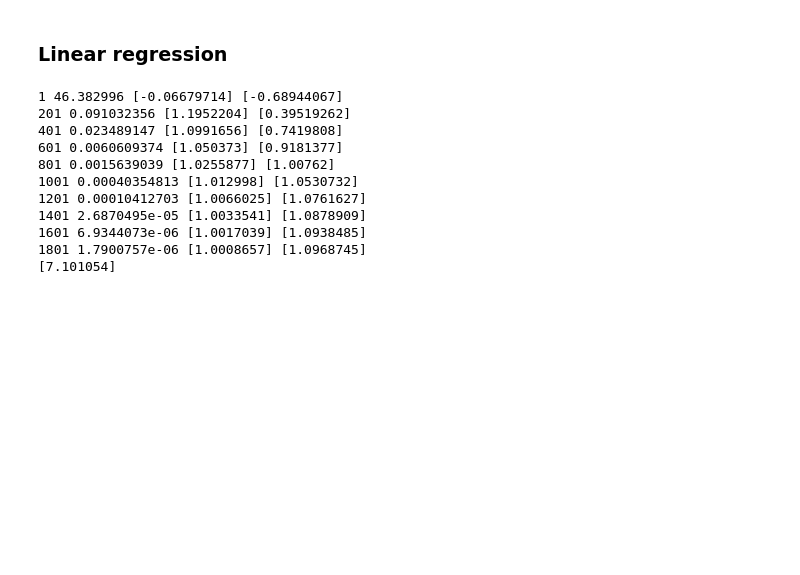
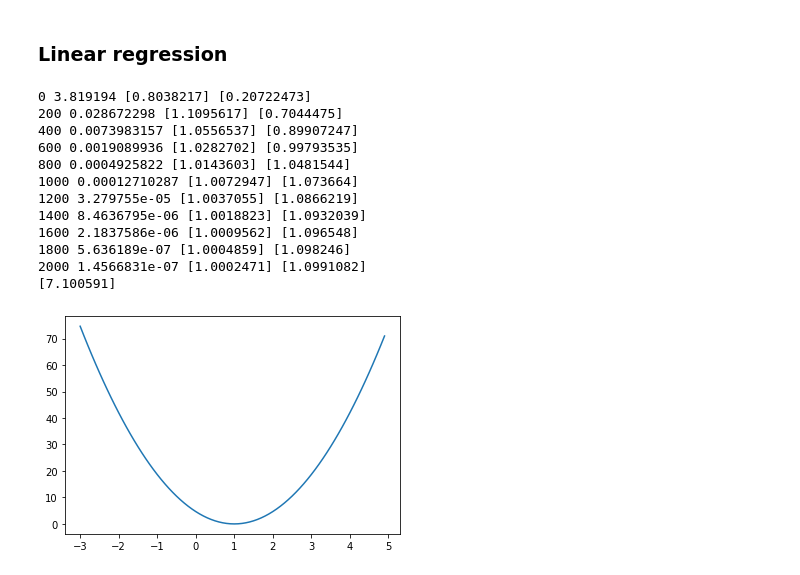
Before and after one commit to wjlee611/fantastic5-study, a Jupyter notebook: woong/machine-learning/ML_Lecture.ipynb, the cells around one changed output. Cells and saved outputs as stored; diff of their text form; code cells hidden in the pictures; blank space fills up the shorter version.

```diff
--- a/woong/machine-learning/ML_Lecture.ipynb
+++ b/woong/machine-learning/ML_Lecture.ipynb
@@ -112,20 +120,49 @@ sess.run(tf.global_variables_initializer())
 # fit the line
 for step in range(2001):
     cost_val, w_val, b_val, _ = sess.run([cost, w, b, train], feed_dict={x: [1, 2, 3, 4, 5], y: [2.1, 3.1, 4.1, 5.1, 6.1]})
-    if step % 200 == 1:
+    if step % 200 == 0:
         print(step, cost_val, w_val, b_val)
 
 # testing model
 print(sess.run(hypothesis, feed_dict={x: [6]}))
 # %% [output]
-1 46.382996 [-0.06679714] [-0.68944067]
-201 0.091032356 [1.1952204] [0.39519262]
-401 0.023489147 [1.0991656] [0.7419808]
-601 0.0060609374 [1.050373] [0.9181377]
-801 0.0015639039 [1.0255877] [1.00762]
-1001 0.00040354813 [1.012998] [1.0530732]
-1201 0.00010412703 [1.0066025] [1.0761627]
-1401 2.6870495e-05 [1.0033541] [1.0878909]
-1601 6.9344073e-06 [1.0017039] [1.0938485]
-1801 1.7900757e-06 [1.0008657] [1.0968745]
-[7.101054]
+0 3.819194 [0.8038217] [0.20722473]
+200 0.028672298 [1.1095617] [0.7044475]
+400 0.0073983157 [1.0556537] [0.89907247]
+600 0.0019089936 [1.0282702] [0.99793535]
+800 0.0004925822 [1.0143603] [1.0481544]
+1000 0.00012710287 [1.0072947] [1.073664]
+1200 3.279755e-05 [1.0037055] [1.0866219]
+1400 8.4636795e-06 [1.0018823] [1.0932039]
+1600 2.1837586e-06 [1.0009562] [1.096548]
+1800 5.636189e-07 [1.0004859] [1.098246]
+2000 1.4566831e-07 [1.0002471] [1.0991082]
+[7.100591]
+# %%
+import matplotlib.pyplot as plt
+X = [1, 2, 3]
+Y = [1, 2, 3]
+
+W = tf.placeholder(tf.float32)
+# Our hypothesis for linear modle X * W
+hypothesis = X * W
+# cost / loss function
+cost = tf.reduce_mean(tf.square(hypothesis - Y))
+# Launch the graph in a session
+sess = tf.Session()
+# Initialize global variables in the graph
+sess.run(tf.global_variables_initializer())
+# Variables for plotting cost function
+W_val = []
+cost_val = []
+for i in range(-30, 50):
+    feed_W = i * 0.1
+    curr_cost, curr_W = sess.run([cost, W], feed_dict={W: feed_W})
+    W_val.append(curr_W)
+    cost_val.append(curr_cost)
+
+# Show the cost function
+plt.plot(W_val, cost_val)
+plt.show()
+# %% [output]
+[figure, added]
```
Also changed, not shown: parts of 13 cells of this notebook.
